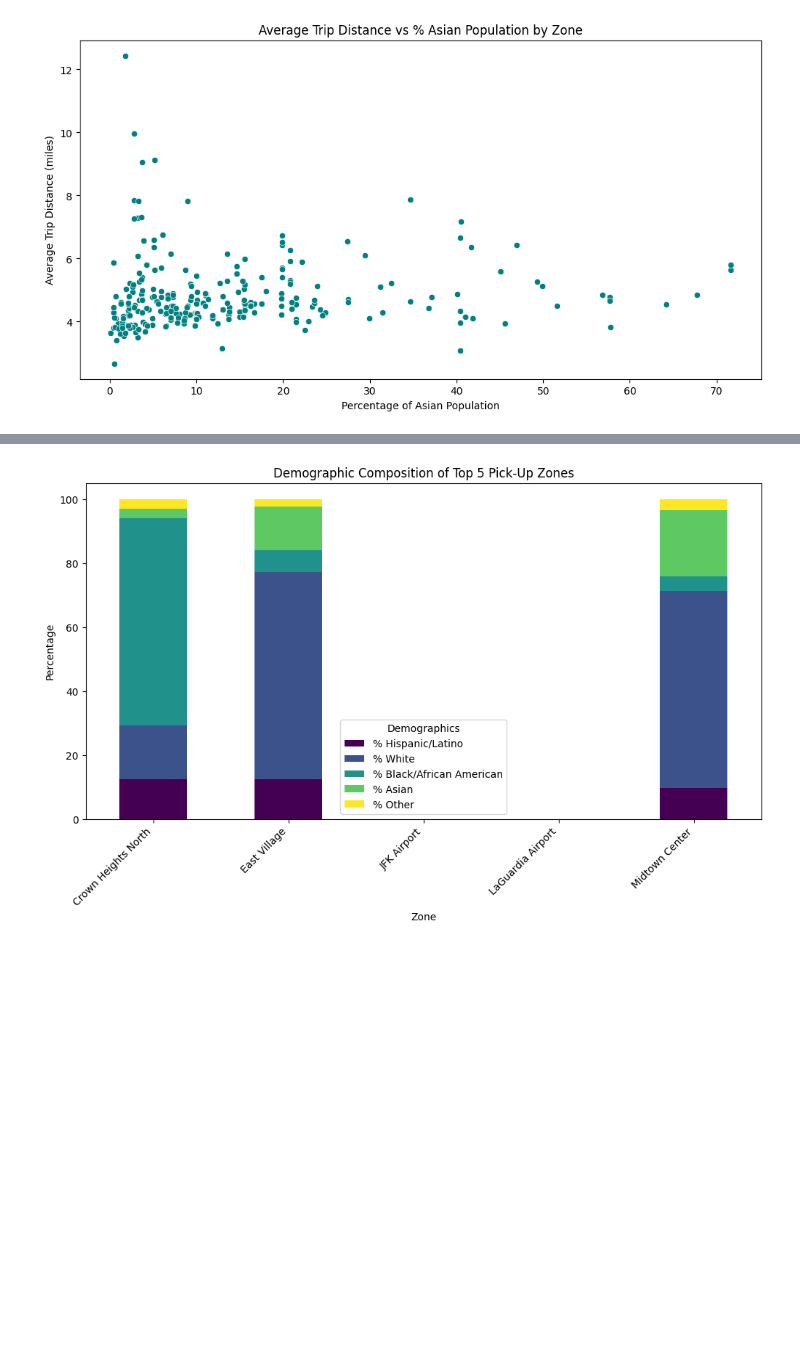
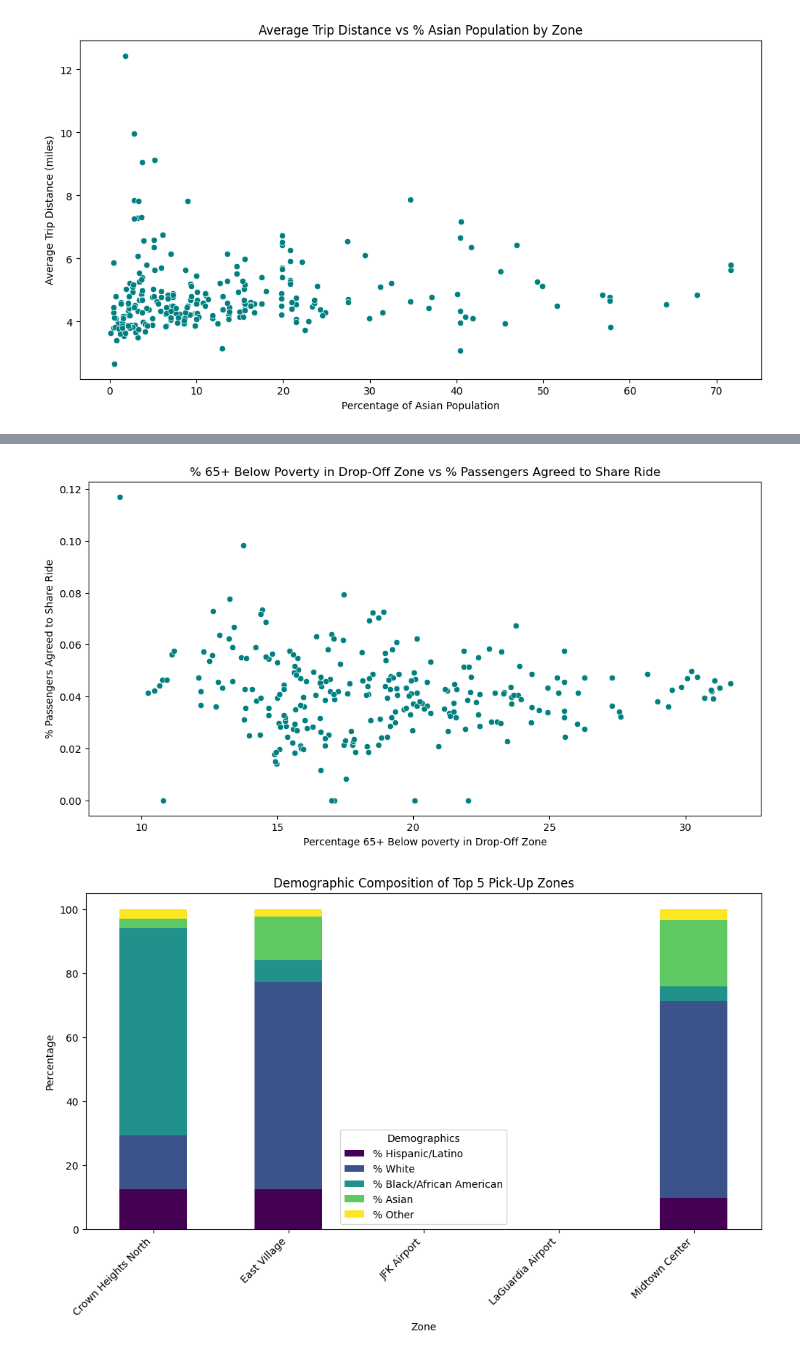
Before and after one commit to gracejiang0929/Bias-Detection-and-Mitigation-in-Ride-Hailing, a Jupyter notebook: tlc_tester.ipynb, the cells around one changed output, grey strips where cells are left out. Drawn from its saved outputs; the diff is of its cells as text; code cells hidden in the pictures; blank space fills up the shorter version.

```diff
--- a/tlc_tester.ipynb
+++ b/tlc_tester.ipynb
@@ -497 +505,19 @@ plt.show()
+# %%
+# Plotting the average percentage of passengers who agreed to share rides to
+# zones against their percentage of 65+ residents below poverty
+rideshare_vs_poverty = mrgd.groupby('zone').agg({
+    '%65+ Below povertyDO': 'mean',
+    'Passenger Agreed to Share Ride': 'mean'
+}).dropna()
+
+plt.figure(figsize=(12, 6))
+sns.scatterplot(y=rideshare_vs_poverty['Passenger Agreed to Share Ride'],
+                x=rideshare_vs_poverty['%65+ Below povertyDO'], \
+                color='teal')
+plt.title('% 65+ Below Poverty in Drop-Off Zone vs % Passengers Agreed to Share Ride')
+plt.xlabel('Percentage 65+ Below poverty in Drop-Off Zone')
+plt.ylabel('% Passengers Agreed to Share Ride')
+plt.show()
+# %% [output]
+[figure, added]
 # %%
```
Also changed, not shown: parts of 6 cells of this notebook.
